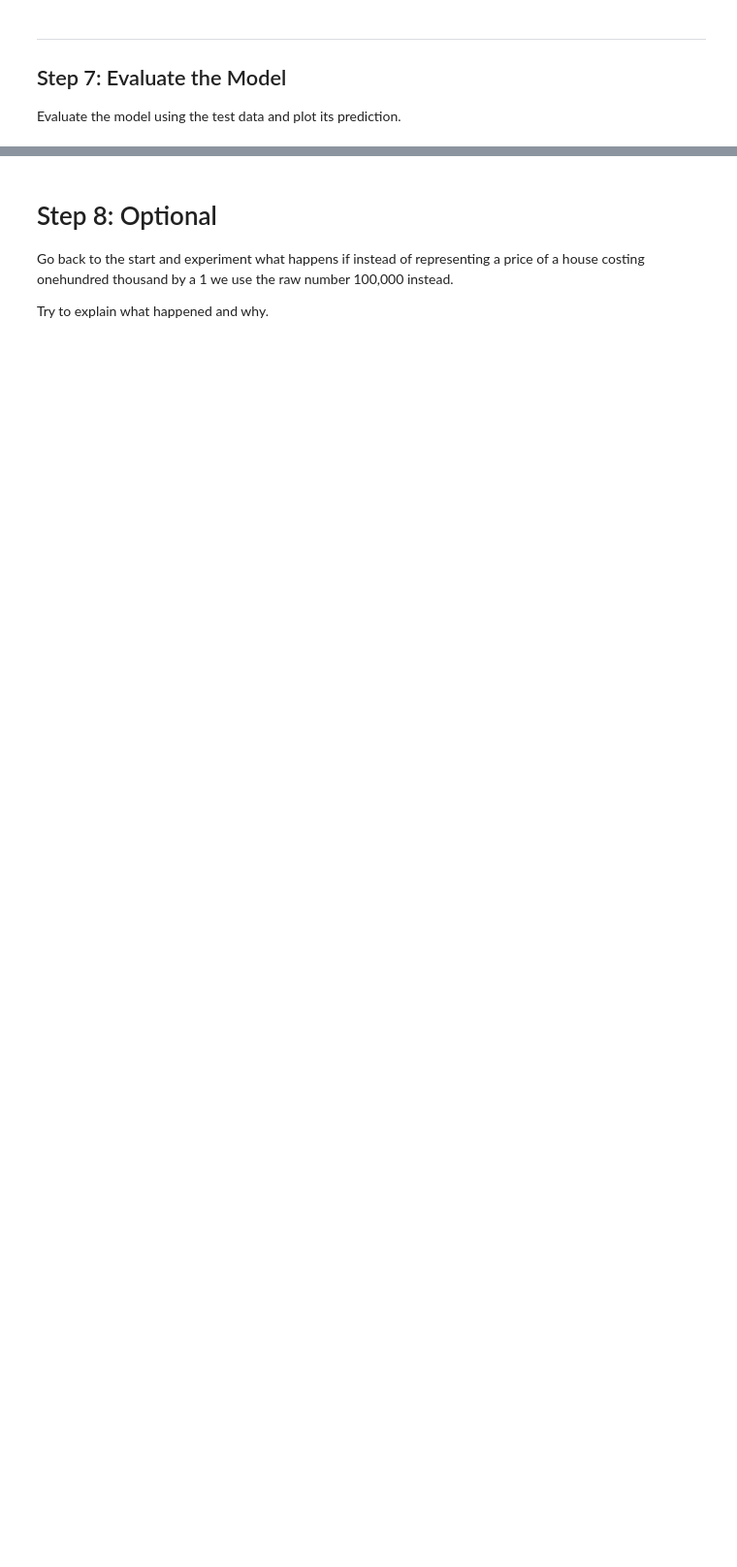
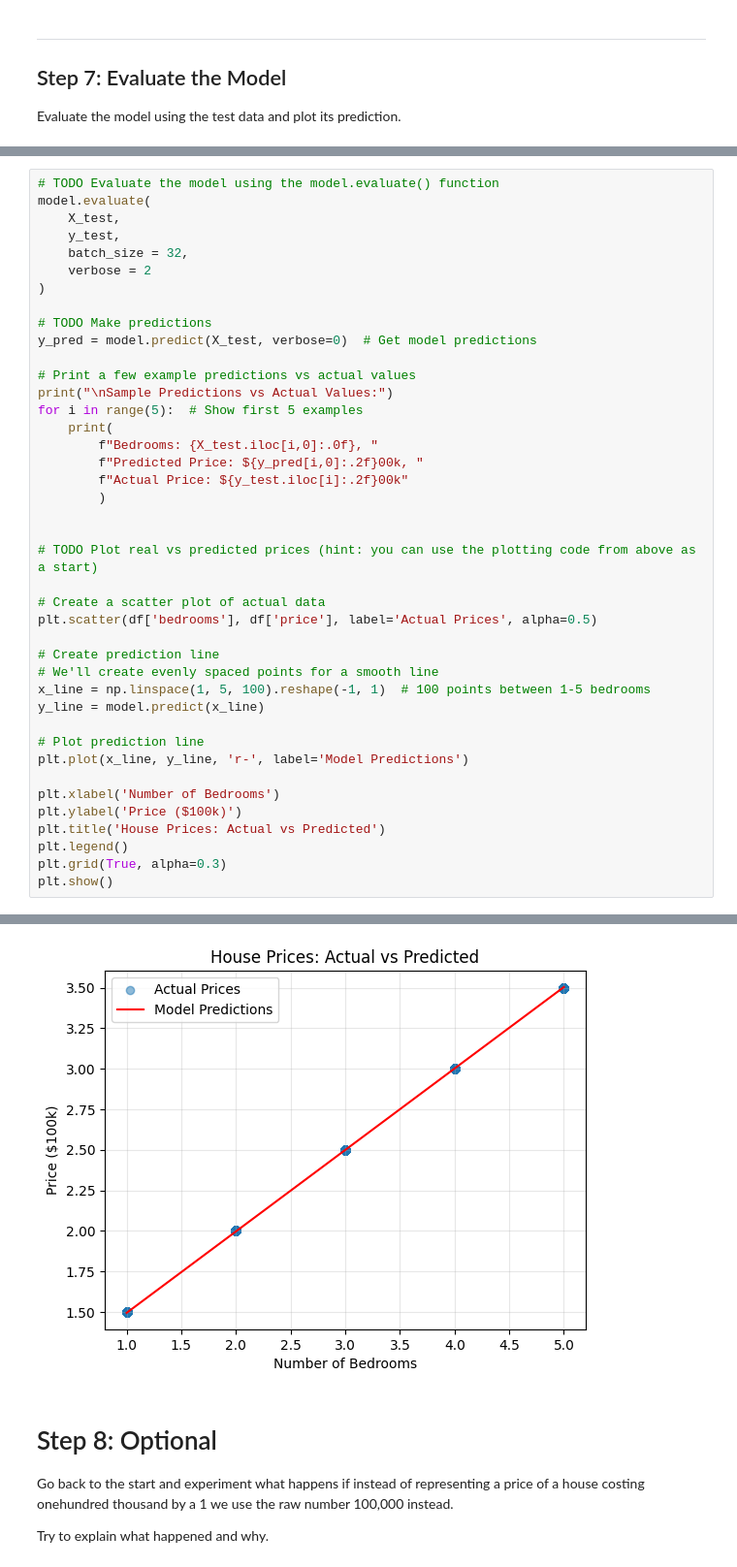
Before and after one commit to SchnitzelKingKong/test-repo, a Jupyter notebook: KW43/tensorflow/Week1_Notebook1_Housing_Prices.ipynb, the cells around one changed output, grey strips where cells are left out. Shown at 97% size. Drawn from its saved outputs; the diff is of its cells as text; blank space fills up the shorter version.

```diff
--- a/KW43/tensorflow/Week1_Notebook1_Housing_Prices.ipynb
+++ b/KW43/tensorflow/Week1_Notebook1_Housing_Prices.ipynb
@@ -134,0 +213,42 @@ Evaluate the model using the test data and plot its prediction.
+# %%
+# TODO Evaluate the model using the model.evaluate() function
+model.evaluate(
+    X_test,
+    y_test,
+    batch_size = 32,
+    verbose = 2
+)
+
+# TODO Make predictions
+y_pred = model.predict(X_test, verbose=0)  # Get model predictions
+
+# Print a few example predictions vs actual values
+print("\nSample Predictions vs Actual Values:")
+for i in range(5):  # Show first 5 examples
+    print(
+        f"Bedrooms: {X_test.iloc[i,0]:.0f}, "
+        f"Predicted Price: ${y_pred[i,0]:.2f}00k, "
+        f"Actual Price: ${y_test.iloc[i]:.2f}00k"
+        )
+
+
+# TODO Plot real vs predicted prices (hint: you can use the plotting code from above as a start)
+
+# Create a scatter plot of actual data
+plt.scatter(df['bedrooms'], df['price'], label='Actual Prices', alpha=0.5)
+
+# Create prediction line
+# We'll create evenly spaced points for a smooth line
+x_line = np.linspace(1, 5, 100).reshape(-1, 1)  # 100 points between 1-5 bedrooms
+y_line = model.predict(x_line)
+
+# Plot prediction line
+plt.plot(x_line, y_line, 'r-', label='Model Predictions')
+
+plt.xlabel('Number of Bedrooms')
+plt.ylabel('Price ($100k)')
+plt.title('House Prices: Actual vs Predicted')
+plt.legend()
+plt.grid(True, alpha=0.3)
+plt.show()
+# %% [output]
@@ -135,3 +264,4 @@ Evaluate the model using the test data and plot its prediction.
+[figure, added]
 # %% [markdown]
 # Step 8: Optional
 Go back to the start and experiment what happens if instead of representing a price of a house costing onehundred thousand by a 1 we use the raw number 100,000 instead.
```
Also changed, not shown: parts of 7 cells of this notebook, 5 other files.
